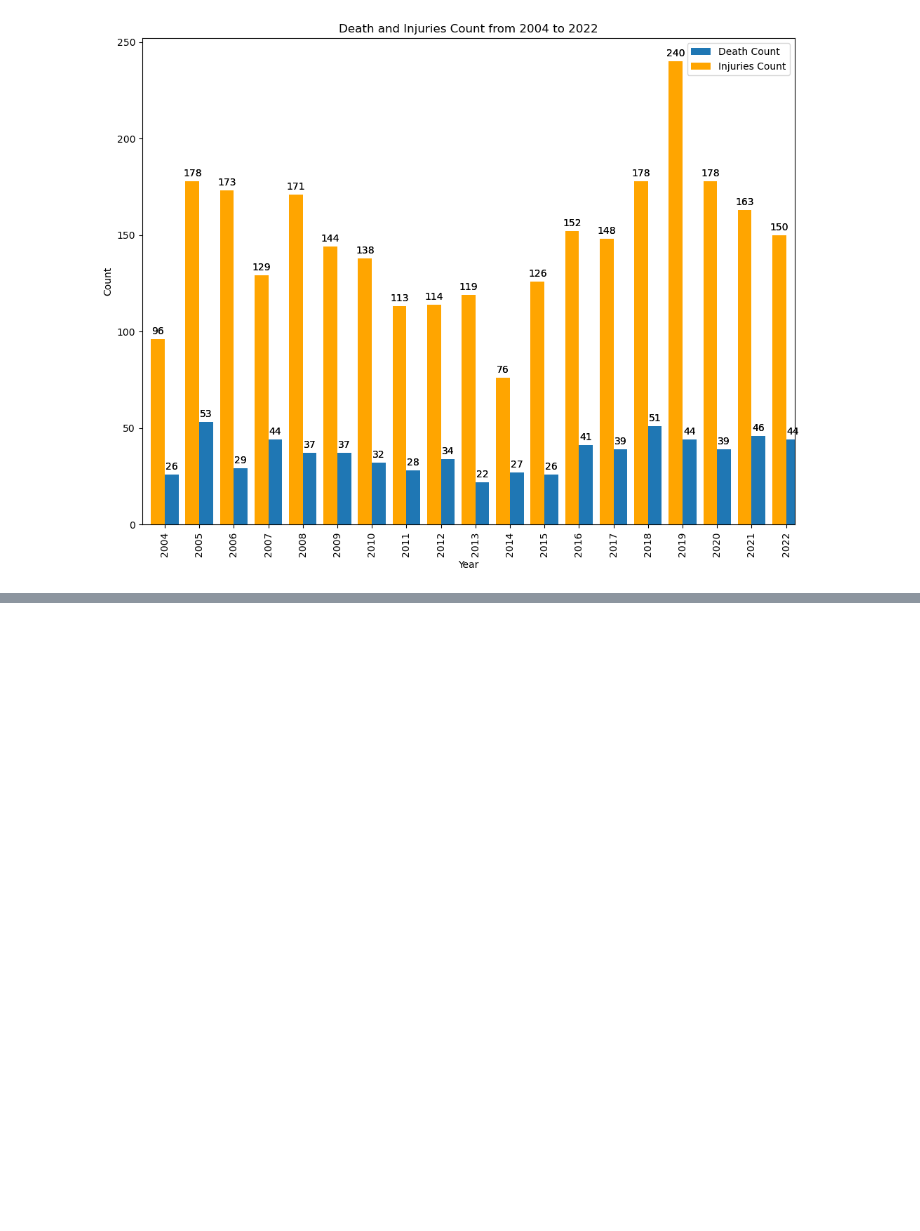
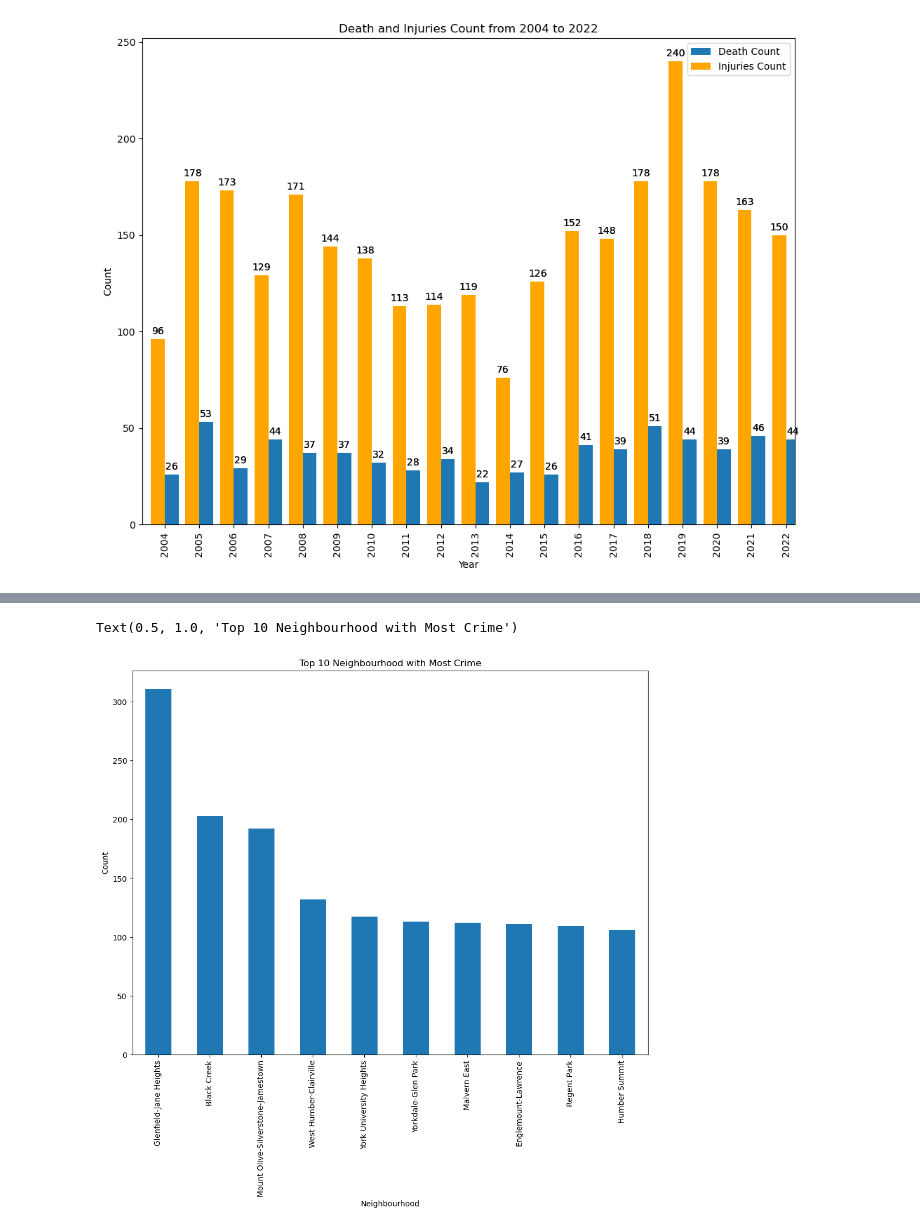
Before and after one commit to Dianalxy1/schulich_date_science, a Jupyter notebook: MMAI5000/5000_groupproject.ipynb, the cells around one changed output, grey strips where cells are left out. Saved outputs shown, nothing was run; the diff lists cells and outputs as text; code cells hidden in the pictures; blank space fills up the shorter version.

```diff
--- a/MMAI5000/5000_groupproject.ipynb
+++ b/MMAI5000/5000_groupproject.ipynb
@@ -5,8 +5,8 @@ import matplotlib.pyplot as plt
 import seaborn as sns
 import numpy as np
 #Reading the sales_data csv file, loading the dataset.
-df = pd.read_excel("/Users/xinyuanliang/Desktop/Group Project Data-SFD Data-Toronto Police (2).xlsx")
-df2 = df[['OCC_DOY', 'OCC_YEAR', 'OCC_MONTH', 'DEATH', 'INJURIES','HOOD_158', 'NEIGHBOURHOOD_158']]
+df = pd.read_excel("/Users/xinyuanliang/Desktop/MMAI 5000/Group Project Data-SFD Data-Toronto Police (2).xlsx")
+df2 = df[['OCC_DOY', 'OCC_YEAR', 'OCC_MONTH', 'OCC_TIME_RANGE','DEATH', 'INJURIES','HOOD_158', 'NEIGHBOURHOOD_158']]
 
 #把数据中的no specific area 清掉了
 df2.loc[:,'HOOD_158'] = df2['HOOD_158'].replace('NSA', np.nan)
@@ -194,0 +215,10 @@ ax.legend()
+# %%
+# plot the number of crime in top 10 neighbourhood
+fig, ax = plt.subplots(figsize=(12, 9))
+df2['NEIGHBOURHOOD_158'].value_counts().head(10).plot(kind='bar', ax=ax)
+ax.set_xlabel('Neighbourhood')
+ax.set_ylabel('Count')
+ax.set_title('Top 10 Neighbourhood with Most Crime')
+# %% [output]
+Text(0.5, 1.0, 'Top 10 Neighbourhood with Most Crime')
+[figure, added]
```
Also changed, not shown: parts of 8 cells of this notebook, 1 other file.
